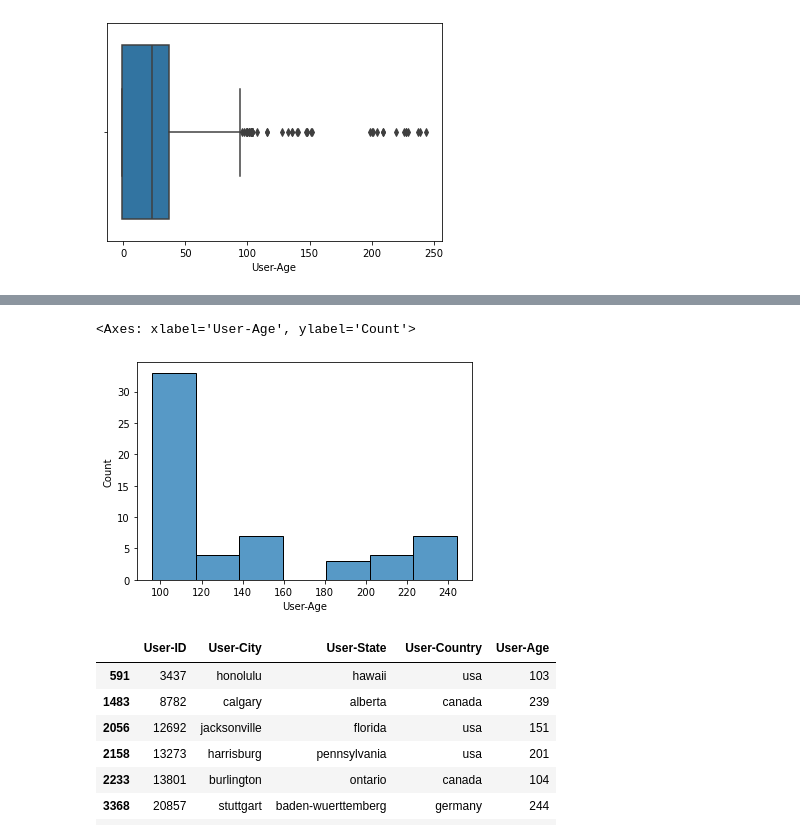
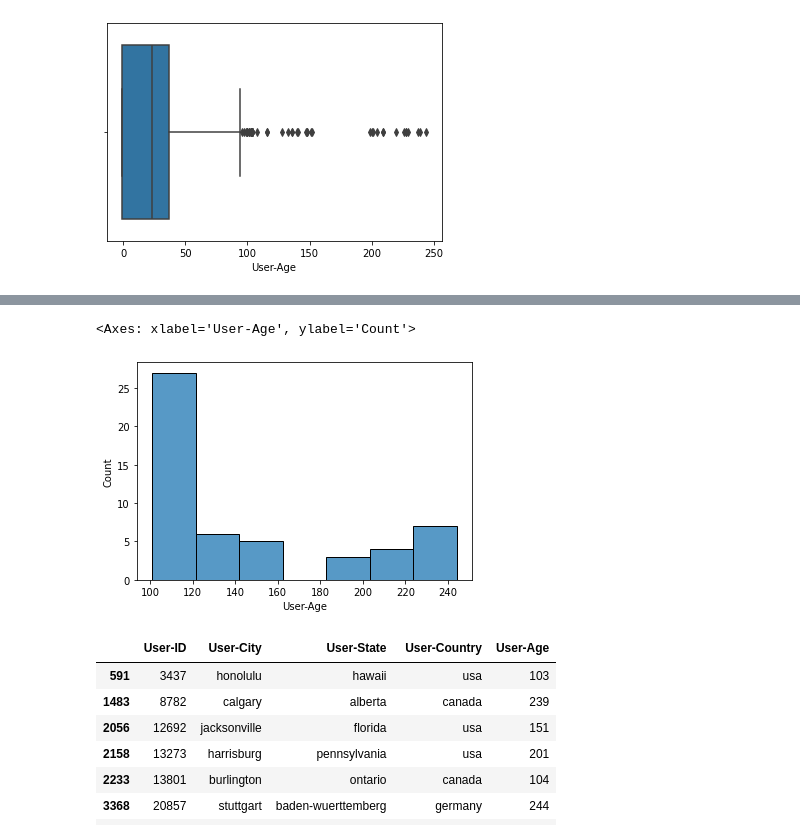
Before and after one commit to caseynator123/EDP_assigment2, a Jupyter notebook: eda/eda.ipynb, the cells around one changed output, grey strips where cells are left out. Saved outputs shown, nothing was run; the diff lists cells and outputs as text; code cells hidden in the pictures.

```diff
--- a/eda/eda.ipynb
+++ b/eda/eda.ipynb
@@ -12,7 +12,7 @@ import re
 
 from fuzzywuzzy import process, fuzz
 # %%
-path = os.path.join(os.path.normpath(os.getcwd() + os.sep + os.pardir) + "/data/raw")
+path = os.path.join(os.path.normpath(os.getcwd() + os.sep + os.pardir) + "/data/")
 # %%
 cwd = os.path.join(os.path.normpath(os.getcwd() + os.sep + os.pardir))
 # %%
@@ -659,7 +631,7 @@ publisher_fuzzy_match.to_csv(cwd + "/data/cleaned/publisher_fuzzy_match.csv")
 # %% [markdown]
 ## BX-Users
 # %%
-users = pd.read_csv(path + "/BX-Users.csv")
+users = pd.read_csv(path + "raw/BX-Users.csv")
 users.columns
 # %% [output]
 Index(['User-ID', 'User-City', 'User-State', 'User-Country', 'User-Age'], dtype='object')
@@ -907,8 +884,8 @@ sns.boxplot(users, x = "User-Age")
 # %%
-sns.histplot(users[users["User-Age"] > 95], x = "User-Age")
+sns.histplot(users[users["User-Age"] > 100], x = "User-Age")
 # %% [output]
 <Axes: xlabel='User-Age', ylabel='Count'>
-[figure, old version]
+[figure, new version]
 # %%
 users[users["User-Age"] > 95].head(10)
 # %% [output]
```
Also changed, not shown: parts of 46 cells of this notebook, 7 other files.
